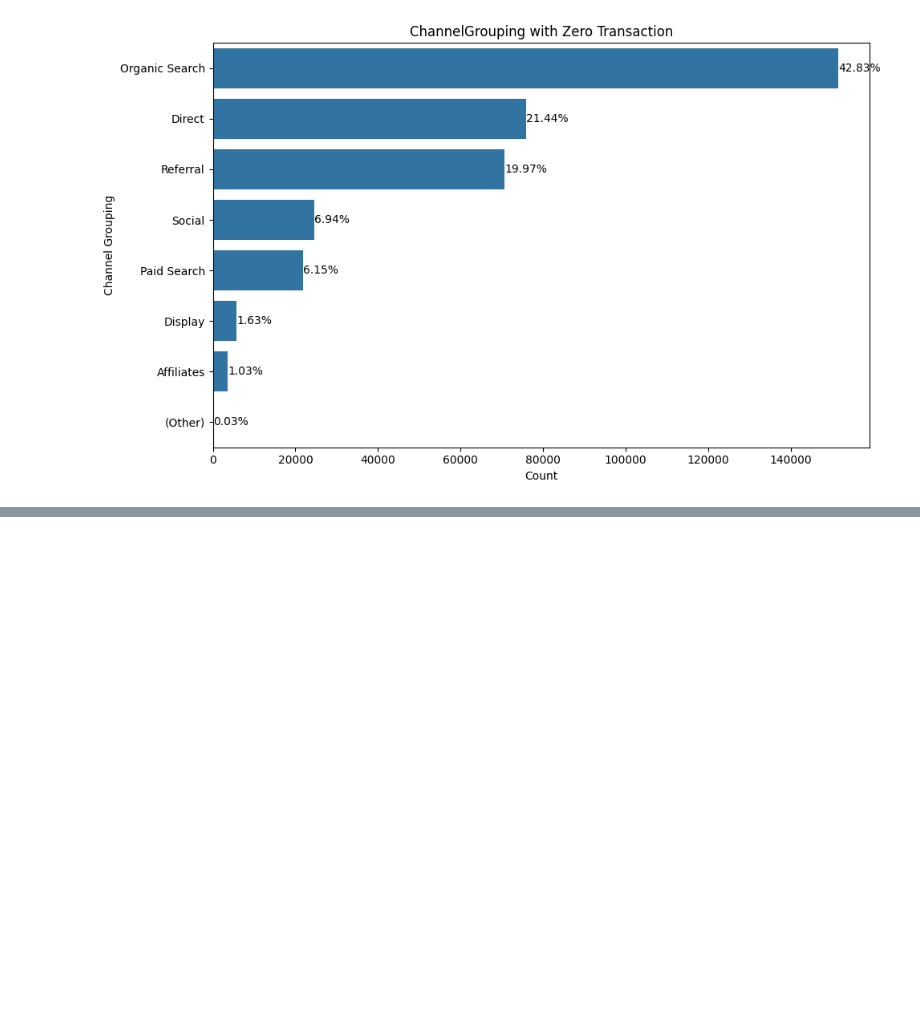
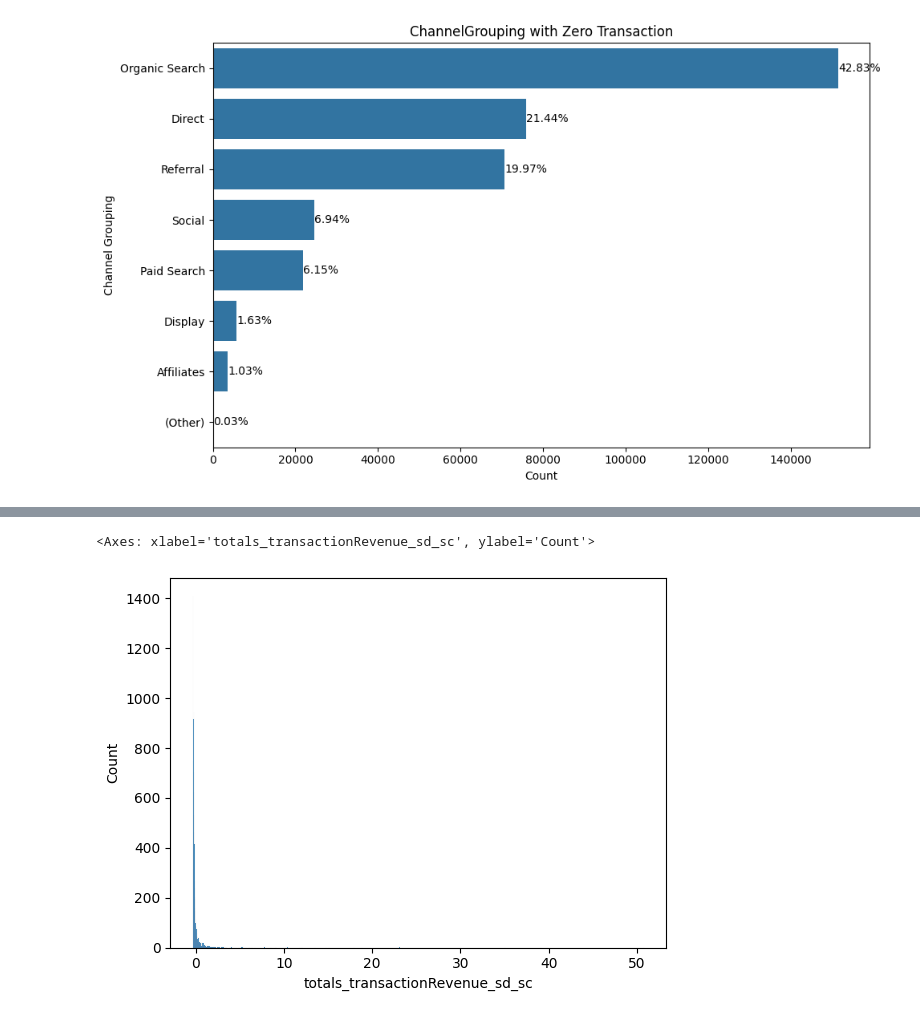
Before and after one commit to DIB-PP/-, a Jupyter notebook: data_Check.ipynb, the cells around one changed output, grey strips where cells are left out. Drawn from its saved outputs; the diff is of its cells as text; code cells hidden in the pictures; blank space fills up the shorter version.

```diff
--- a/data_Check.ipynb
+++ b/data_Check.ipynb
@@ -1116,0 +1156,3 @@ plt.show()
+# %%
+non_zero_revenue['totals_transactionRevenue_sd_sc'] = sd_sc.fit_transform(non_zero_revenue[['totals_transactionRevenue']])
+non_zero_revenue.head(3)
@@ -1116,0 +1170,5 @@ plt.show()
+# %%
+sns.histplot(non_zero_revenue['totals_transactionRevenue_sd_sc'])
+# %% [output]
+<Axes: xlabel='totals_transactionRevenue_sd_sc', ylabel='Count'>
+[figure, added]
```
Also changed, not shown: parts of 6 cells of this notebook.
